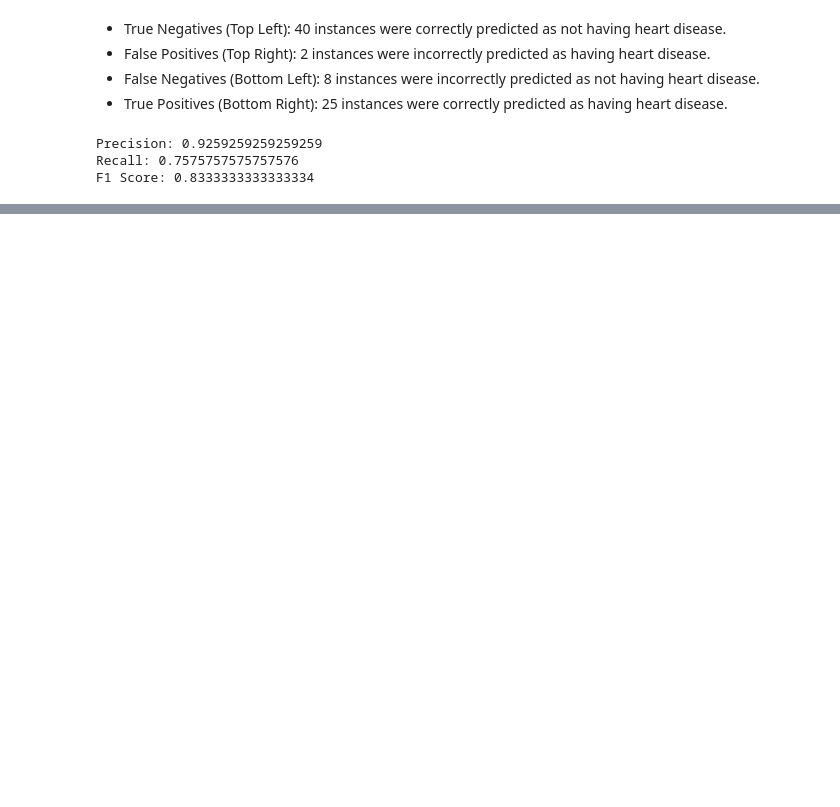
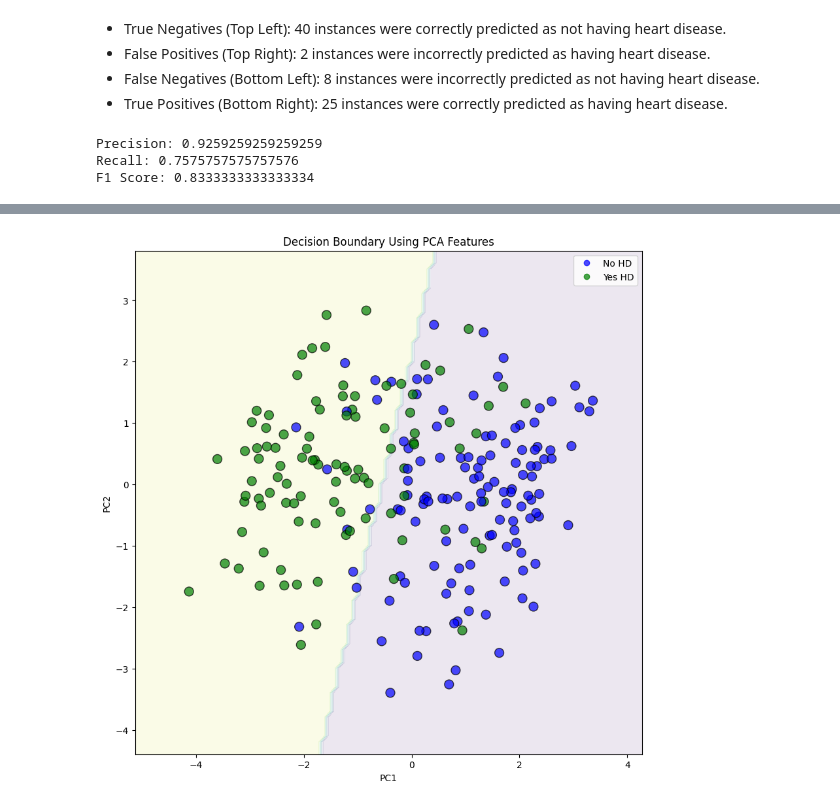
Before and after one commit to Roya-Gharehbeiklou/SVM, a Jupyter notebook: SVM.ipynb, the cells around one changed output, grey strips where cells are left out. Saved outputs shown, nothing was run; the diff lists cells and outputs as text; code cells hidden in the pictures; blank space fills up the shorter version.

```diff
--- a/SVM.ipynb
+++ b/SVM.ipynb
@@ -424,0 +446,51 @@ F1 Score: 0.8333333333333334
+# %%
+import numpy as np
+import matplotlib.pyplot as plt
+from matplotlib import colors
+
+pc1 = X_train_pca[:, 0]
+pc2 = X_train_pca[:, 1]
+
+# Fit the SVM to the x and y-axis coordinates of the data after PCA dimension reduction
+clf_svm.fit(np.column_stack((pc1, pc2)), Y_train)
+
+# Create a matrix of points that we can use to show the decision regions
+x_min, x_max = pc1.min() - 1, pc1.max() + 1
+y_min, y_max = pc2.min() - 1, pc2.max() + 1
+
+xx, yy = np.meshgrid(np.arange(start=x_min, stop=x_max, step=0.1),
+                     np.arange(start=y_min, stop=y_max, step=0.1))
+
+# Classify every point in the matrix with the SVM
+Z = clf_svm.predict(np.column_stack((xx.ravel(), yy.ravel())))
+Z = Z.reshape(xx.shape)
+
+fig, ax = plt.subplots(figsize=(10,10))
+
+# Draw a filled contour plot using the matrix values and classifications
+ax.contourf(xx, yy, Z, alpha=0.1)
+
+# Create custom colors for the actual data points
+cmap = colors.ListedColormap(['#0000ff', '#008000'])
+
+# Draw the actual data points
+scatter = ax.scatter(pc1, pc2, c=Y_train, cmap=cmap, s=100, edgecolors='k', alpha=0.7)
+
+# Create a legend
+legend = ax.legend(scatter.legend_elements()[0], scatter.legend_elements()[1], loc="upper right")
+legend.get_texts()[0].set_text("No HD")
+legend.get_texts()[1].set_text("Yes HD")
+
+# Add axis labels and titles
+ax.set_ylabel('PC2')
+ax.set_xlabel('PC1')
+ax.set_title('Decision Boundary Using PCA Features')
+
+# Save the figure to a file if a certain condition is met
+save_fig = True
+if save_fig:
+    plt.savefig('svm.png')
+
+plt.show()
+# %% [output]
+[figure, added]
```
Also changed, not shown: parts of 7 cells of this notebook.
